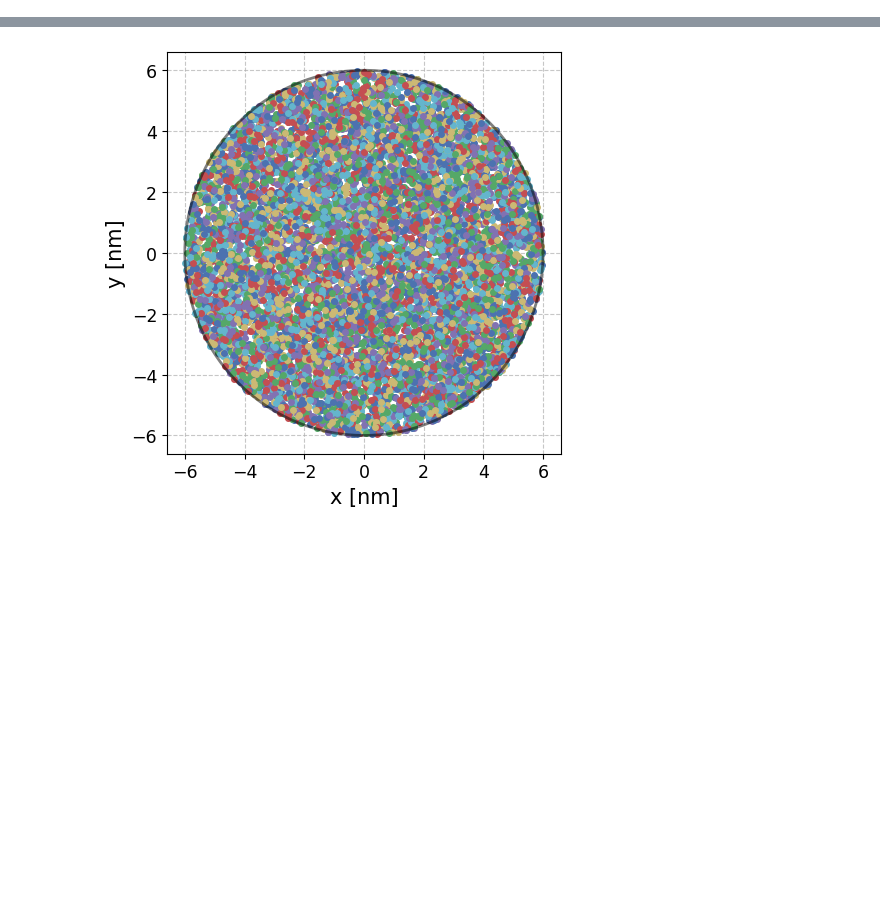
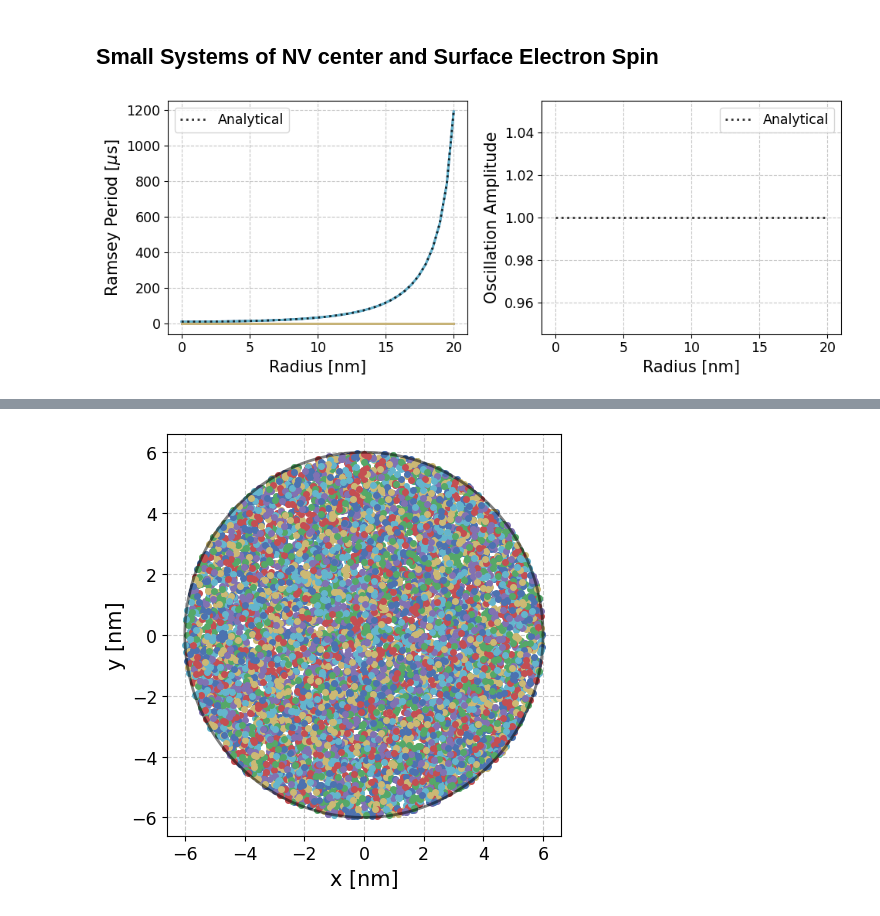
Before and after one commit to dehe1011/NVcenter, a Jupyter notebook: development/Efficiency Boost.ipynb, the cells around one changed output, grey strips where cells are left out. Saved outputs shown, nothing was run; the diff lists cells and outputs as text; code cells hidden in the pictures; blank space fills up the shorter version.

```diff
--- a/development/Efficiency Boost.ipynb
+++ b/development/Efficiency Boost.ipynb
@@ -17,0 +17,44 @@ The autoreload extension is already loaded. To reload it, use:
+# %% [markdown]
+## Small Systems of NV center and Surface Electron Spin
+# %%
+from itertools import combinations
+
+radius_list = np.linspace(0, 20e-9, 40)
+periods = np.zeros((6, len(radius_list)))
+period_ana = np.zeros(len(radius_list))
+amplitude_ana = np.zeros(len(radius_list))
+
+for i, radius in enumerate(radius_list):
+
+    register_config = [('NV0', (0,0,0), 0, {}), ('e', (radius, 0e-9, 15e-9), 0, {})]
+    kwargs = dict(suter_method=True)
+
+    ham = Hamiltonian(register_config, **kwargs)
+    H = ham.calc_matrices()[0]
+    eigv = H.eigenenergies()
+
+    for j, (E_i, E_j) in enumerate(combinations(eigv, 2)):
+        periods[j, i] = 1/abs(E_i - E_j)
+
+    t = 0.5 * ( H[0, 0] - H[2, 2] + H[2, 0] - H[0, 2] ).real # Hnew[0,2]
+    delta = (H[0, 2] + H[2, 0]).real # Hnew[0,0] - Hnew[2,2]
+    period_ana[i] = 1/np.sqrt(delta**2+4*t**2)
+    amplitude_ana[i] = 4*t**2/(delta**2+4*t**2)
+
+fig, ax = plt.subplots(1, 2, figsize=(10,4))
+for i, period in enumerate(periods):
+    ax[0].plot(radius_list * 1e9, period * 1e6)
+ax[0].plot(radius_list * 1e9, period_ana * 1e6, 'k:', alpha=0.8, label='Analytical')
+
+# ax.set_ylim(0, 500)
+ax[0].set_xlabel(r'Radius [nm]')
+ax[0].set_ylabel(r'Ramsey Period [$\mu$s]')
+ax[0].legend()
+
+ax[1].plot(radius_list * 1e9, amplitude_ana, 'k:', alpha=0.8, label='Analytical')
+ax[1].set_xlabel(r'Radius [nm]')
+ax[1].set_ylabel(r'Oscillation Amplitude')
+ax[1].legend()
+plt.show()
+# %% [output]
+[figure, added]
```
Also changed, not shown: parts of 12 cells of this notebook, 22 other files.
